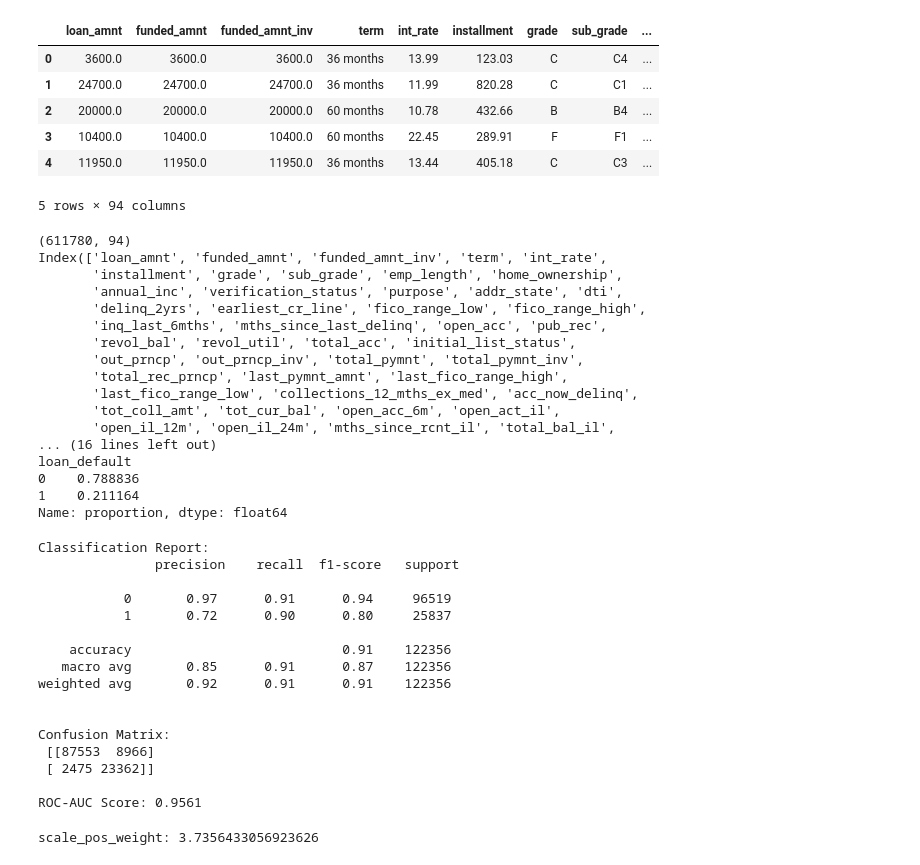
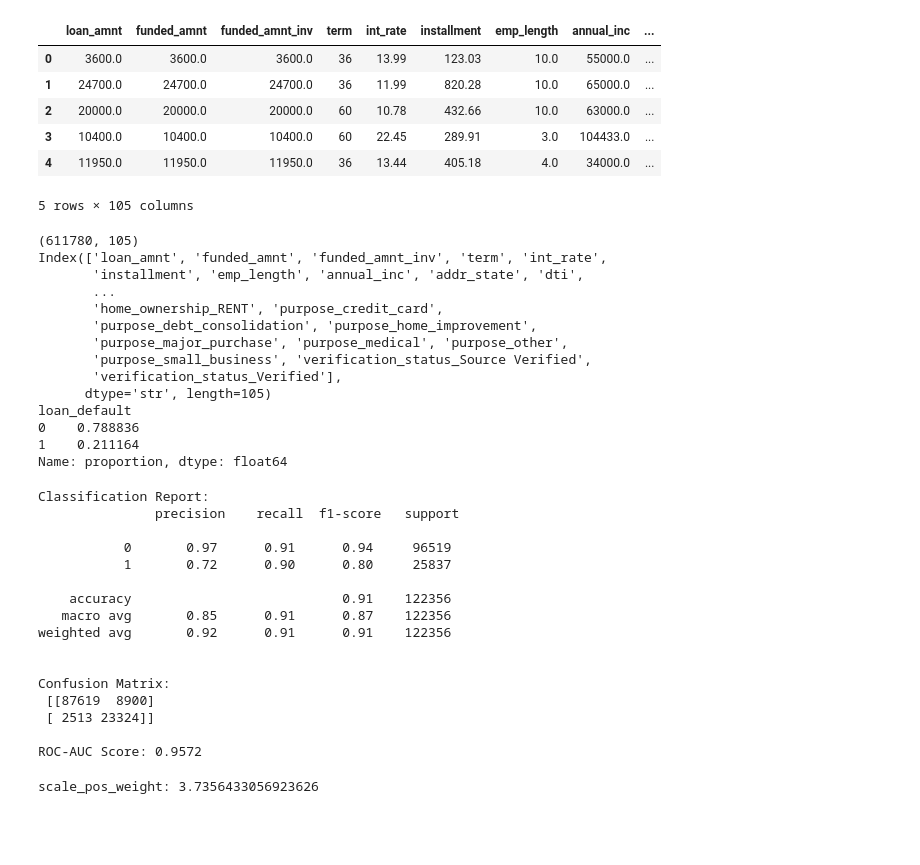
Before and after one commit to KhoaMChe/Credit-Risk-Classification-Using-Machine-Learning, a Jupyter notebook: models/Modeling.ipynb, the cells around one changed output. Drawn from its saved outputs; the diff is of its cells as text; code cells hidden in the pictures; blank space fills up the shorter version.

```diff
--- a/models/Modeling.ipynb
+++ b/models/Modeling.ipynb
@@ -1,35 +1,32 @@
 # %%
 import pandas as pd
 # Load the cleaned data
-df = pd.read_csv("../Data/pre_encoded_lendingclub.csv")
+df = pd.read_csv("../Data/lendingclub_full_encoded.csv")
 df.head()
 # %% [output]
-|  | loan_amnt | funded_amnt | funded_amnt_inv | term | int_rate | installment | grade | sub_grade | ... |
-| 0 | 3600.0 | 3600.0 | 3600.0 | 36 months | 13.99 | 123.03 | C | C4 | ... |
-| 1 | 24700.0 | 24700.0 | 24700.0 | 36 months | 11.99 | 820.28 | C | C1 | ... |
-| 2 | 20000.0 | 20000.0 | 20000.0 | 60 months | 10.78 | 432.66 | B | B4 | ... |
-| 3 | 10400.0 | 10400.0 | 10400.0 | 60 months | 22.45 | 289.91 | F | F1 | ... |
-| 4 | 11950.0 | 11950.0 | 11950.0 | 36 months | 13.44 | 405.18 | C | C3 | ... |
+|  | loan_amnt | funded_amnt | funded_amnt_inv | term | int_rate | installment | emp_length | annual_inc | ... |
+| 0 | 3600.0 | 3600.0 | 3600.0 | 36 | 13.99 | 123.03 | 10.0 | 55000.0 | ... |
+| 1 | 24700.0 | 24700.0 | 24700.0 | 36 | 11.99 | 820.28 | 10.0 | 65000.0 | ... |
+| 2 | 20000.0 | 20000.0 | 20000.0 | 60 | 10.78 | 432.66 | 10.0 | 63000.0 | ... |
+| 3 | 10400.0 | 10400.0 | 10400.0 | 60 | 22.45 | 289.91 | 3.0 | 104433.0 | ... |
+| 4 | 11950.0 | 11950.0 | 11950.0 | 36 | 13.44 | 405.18 | 4.0 | 34000.0 | ... |
-5 rows × 94 columns
+5 rows × 105 columns
 # %%
 # Check data state
 print(df.shape)
 print(df.columns)
 print(df['loan_default'].value_counts(normalize=True))
 # %% [output]
-(611780, 94)
+(611780, 105)
 Index(['loan_amnt', 'funded_amnt', 'funded_amnt_inv', 'term', 'int_rate',
-       'installment', 'grade', 'sub_grade', 'emp_length', 'home_ownership',
-       'annual_inc', 'verification_status', 'purpose', 'addr_state', 'dti',
-       'delinq_2yrs', 'earliest_cr_line', 'fico_range_low', 'fico_range_high',
-       'inq_last_6mths', 'mths_since_last_delinq', 'open_acc', 'pub_rec',
-       'revol_bal', 'revol_util', 'total_acc', 'initial_list_status',
-       'out_prncp', 'out_prncp_inv', 'total_pymnt', 'total_pymnt_inv',
-       'total_rec_prncp', 'last_pymnt_amnt', 'last_fico_range_high',
-       'last_fico_range_low', 'collections_12_mths_ex_med', 'acc_now_delinq',
-       'tot_coll_amt', 'tot_cur_bal', 'open_acc_6m', 'open_act_il',
-       'open_il_12m', 'open_il_24m', 'mths_since_rcnt_il', 'total_bal_il',
-... (16 lines left out)
+       'installment', 'emp_length', 'annual_inc', 'addr_state', 'dti',
+       ...
+       'home_ownership_RENT', 'purpose_credit_card',
+       'purpose_debt_consolidation', 'purpose_home_improvement',
+       'purpose_major_purchase', 'purpose_medical', 'purpose_other',
+       'purpose_small_business', 'verification_status_Source Verified',
+       'verification_status_Verified'],
+      dtype='str', length=105)
 loan_default
 0    0.788836
 1    0.211164
@@ -97,10 +94,10 @@ weighted avg       0.92      0.91      0.91    122356
 
 
 Confusion Matrix:
- [[87553  8966]
- [ 2475 23362]]
+ [[87619  8900]
+ [ 2513 23324]]
 
-ROC-AUC Score: 0.9561
+ROC-AUC Score: 0.9572
 # %%
 scale_pos_weight = y_train.value_counts()[0] / y_train.value_counts()[1]
 print("scale_pos_weight:", scale_pos_weight)
```
Also changed, not shown: parts of 5 cells of this notebook.
